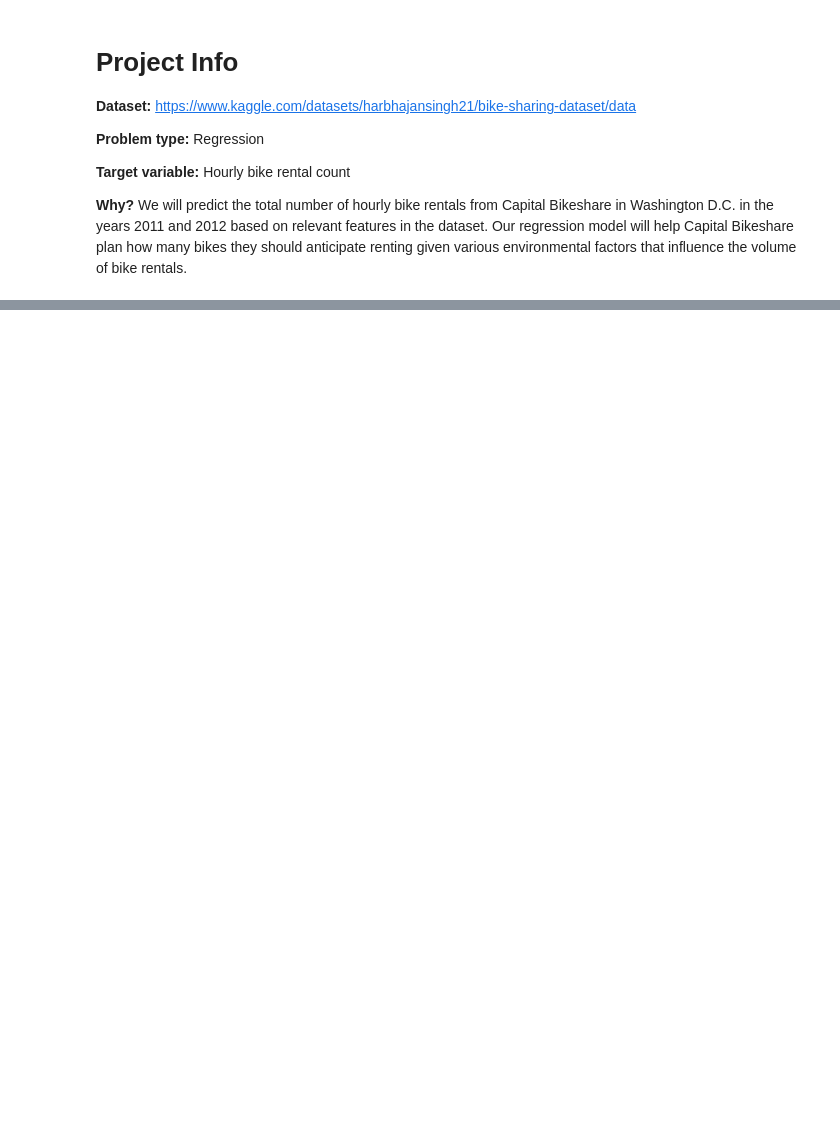
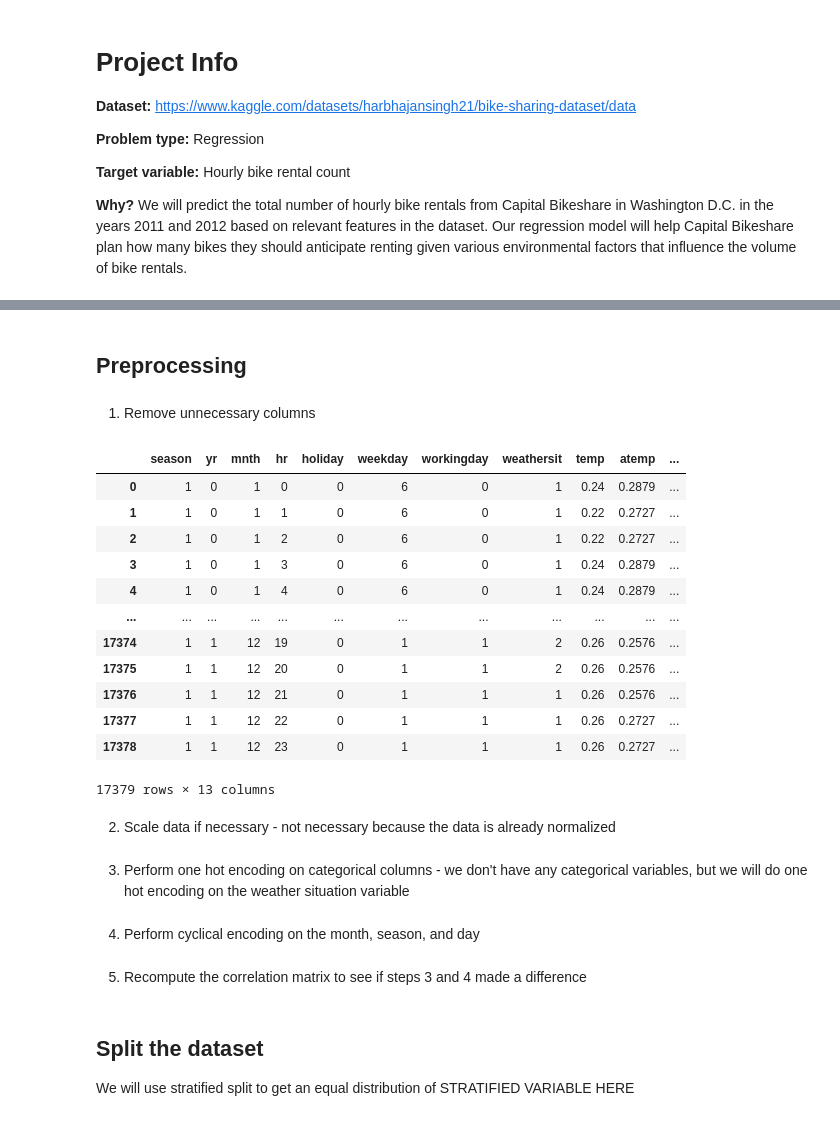
Before and after one commit to maddyBrown19/audomadic-regressor, a Jupyter notebook: audomadic.ipynb, the cells around one changed output, grey strips where cells are left out. Saved outputs shown, nothing was run; the diff lists cells and outputs as text; code cells hidden in the pictures; blank space fills up the shorter version.

```diff
--- a/audomadic.ipynb
+++ b/audomadic.ipynb
@@ -43,0 +136,32 @@ NameError: name 'np' is not defined
+# %% [markdown]
+## Preprocessing
+# %% [markdown]
+1. Remove unnecessary columns
+# %%
+bikes.drop(["instant", "dteday", "casual", "registered"], axis = 1, inplace = True)
+bikes
+# %% [output]
+|  | season | yr | mnth | hr | holiday | weekday | workingday | weathersit | temp | atemp | ... |
+| 0 | 1 | 0 | 1 | 0 | 0 | 6 | 0 | 1 | 0.24 | 0.2879 | ... |
+| 1 | 1 | 0 | 1 | 1 | 0 | 6 | 0 | 1 | 0.22 | 0.2727 | ... |
+| 2 | 1 | 0 | 1 | 2 | 0 | 6 | 0 | 1 | 0.22 | 0.2727 | ... |
+| 3 | 1 | 0 | 1 | 3 | 0 | 6 | 0 | 1 | 0.24 | 0.2879 | ... |
+| 4 | 1 | 0 | 1 | 4 | 0 | 6 | 0 | 1 | 0.24 | 0.2879 | ... |
+| ... | ... | ... | ... | ... | ... | ... | ... | ... | ... | ... | ... |
+| 17374 | 1 | 1 | 12 | 19 | 0 | 1 | 1 | 2 | 0.26 | 0.2576 | ... |
+| 17375 | 1 | 1 | 12 | 20 | 0 | 1 | 1 | 2 | 0.26 | 0.2576 | ... |
+| 17376 | 1 | 1 | 12 | 21 | 0 | 1 | 1 | 1 | 0.26 | 0.2576 | ... |
+| 17377 | 1 | 1 | 12 | 22 | 0 | 1 | 1 | 1 | 0.26 | 0.2727 | ... |
+| 17378 | 1 | 1 | 12 | 23 | 0 | 1 | 1 | 1 | 0.26 | 0.2727 | ... |
+17379 rows × 13 columns
+# %% [markdown]
+2. Scale data if necessary - not necessary because the data is already normalized
+# %% [markdown]
+3. Perform one hot encoding on categorical columns - we don't have any categorical variables, but we will do one hot encoding on the weather situation variable
+# %% [markdown]
+4. Perform cyclical encoding on the month, season, and day
+# %% [markdown]
+5. Recompute the correlation matrix to see if steps 3 and 4 made a difference
+# %% [markdown]
+## Split the dataset
+We will use stratified split to get an equal distribution of STRATIFIED VARIABLE HERE
```
Also changed, not shown: parts of 16 cells of this notebook.
